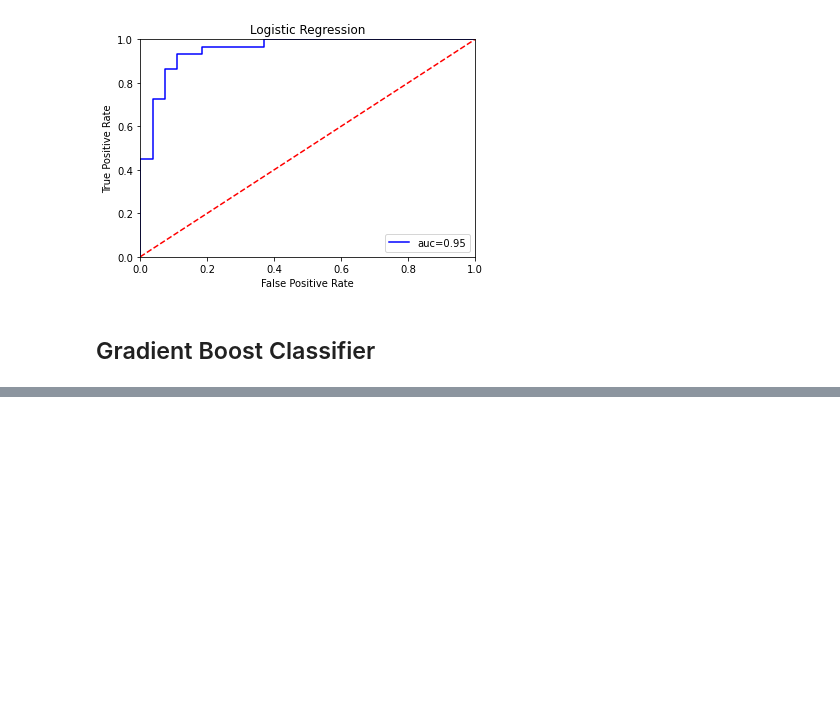
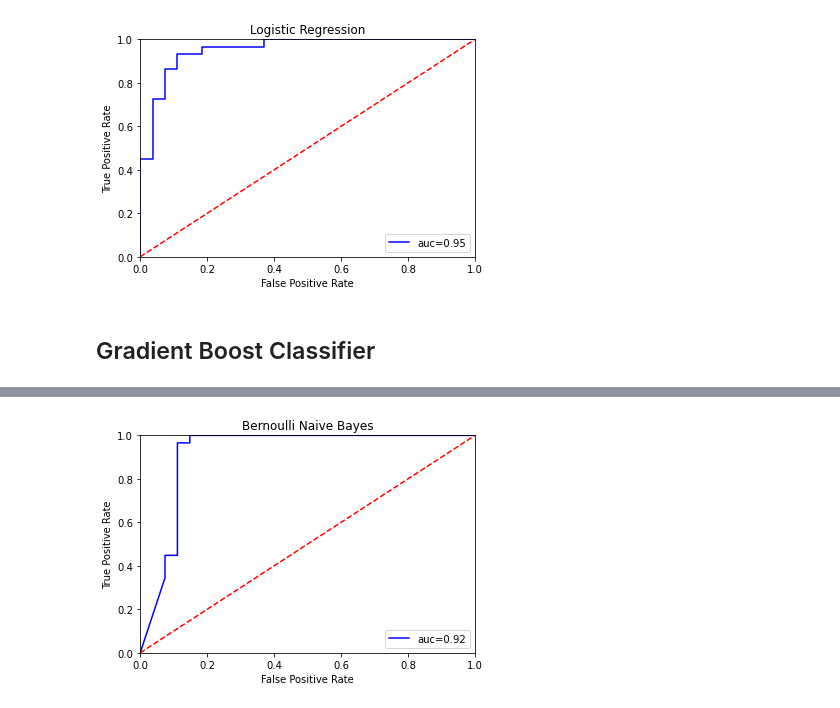
Before and after one commit to thanhtruong1712/Fake-news-detection, a Jupyter notebook: Project3.ipynb, the cells around one changed output, grey strips where cells are left out. Cells and saved outputs as stored; diff of their text form; code cells hidden in the pictures; blank space fills up the shorter version.

```diff
--- a/Project3.ipynb
+++ b/Project3.ipynb
@@ -249,0 +289,4 @@ generate_roc_curve(model=GBC_model,Y_test=Y_test,prob=prob,title='GradientBoosti
+# %%
+generate_roc_curve(model=BNB_model,Y_test=Y_test,prob=prob,title='Bernoulli Naive Bayes')
+# %% [output]
+[figure, added]
```
Also changed, not shown: parts of 16 cells of this notebook, 8 other files.
